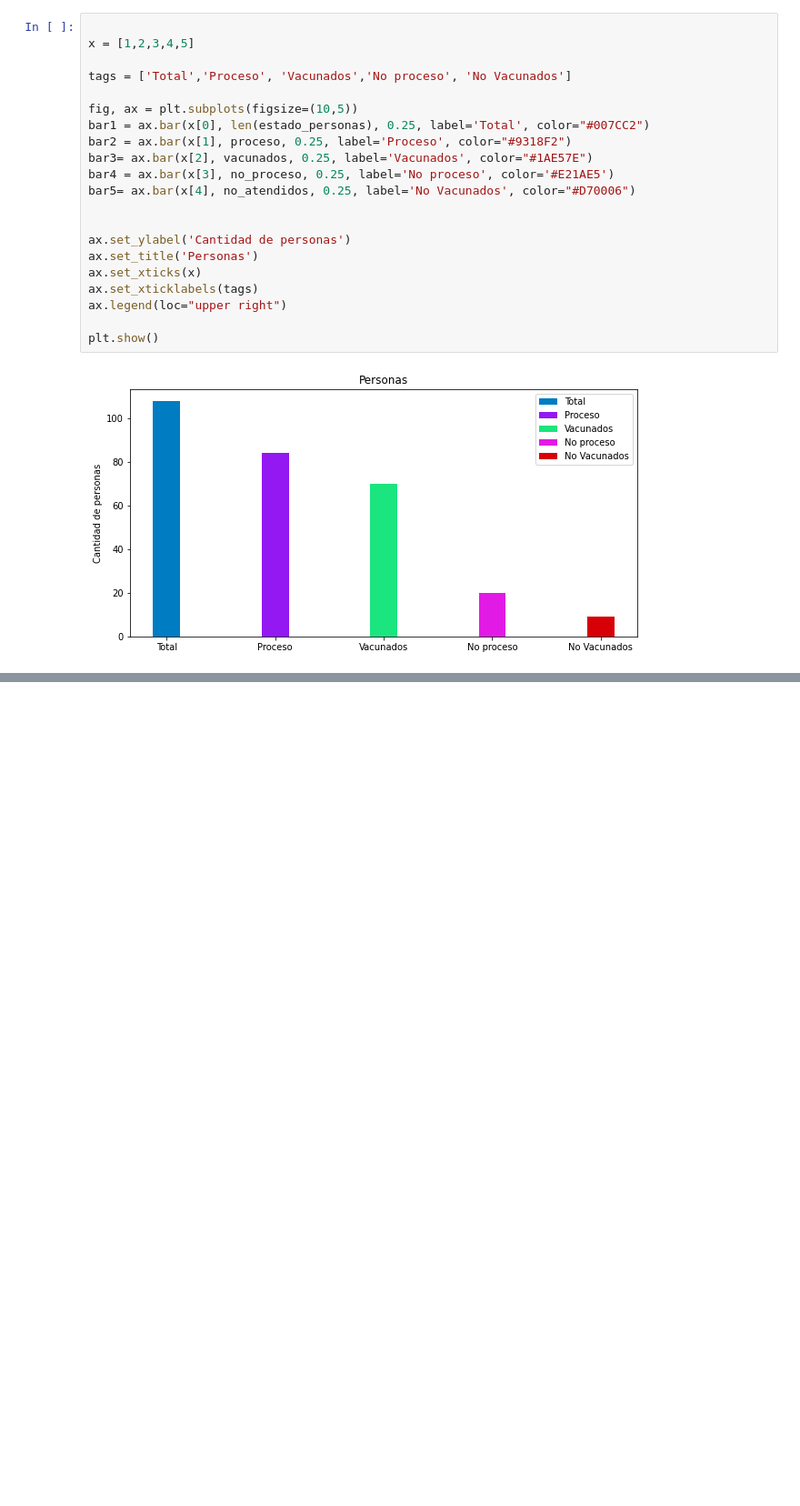
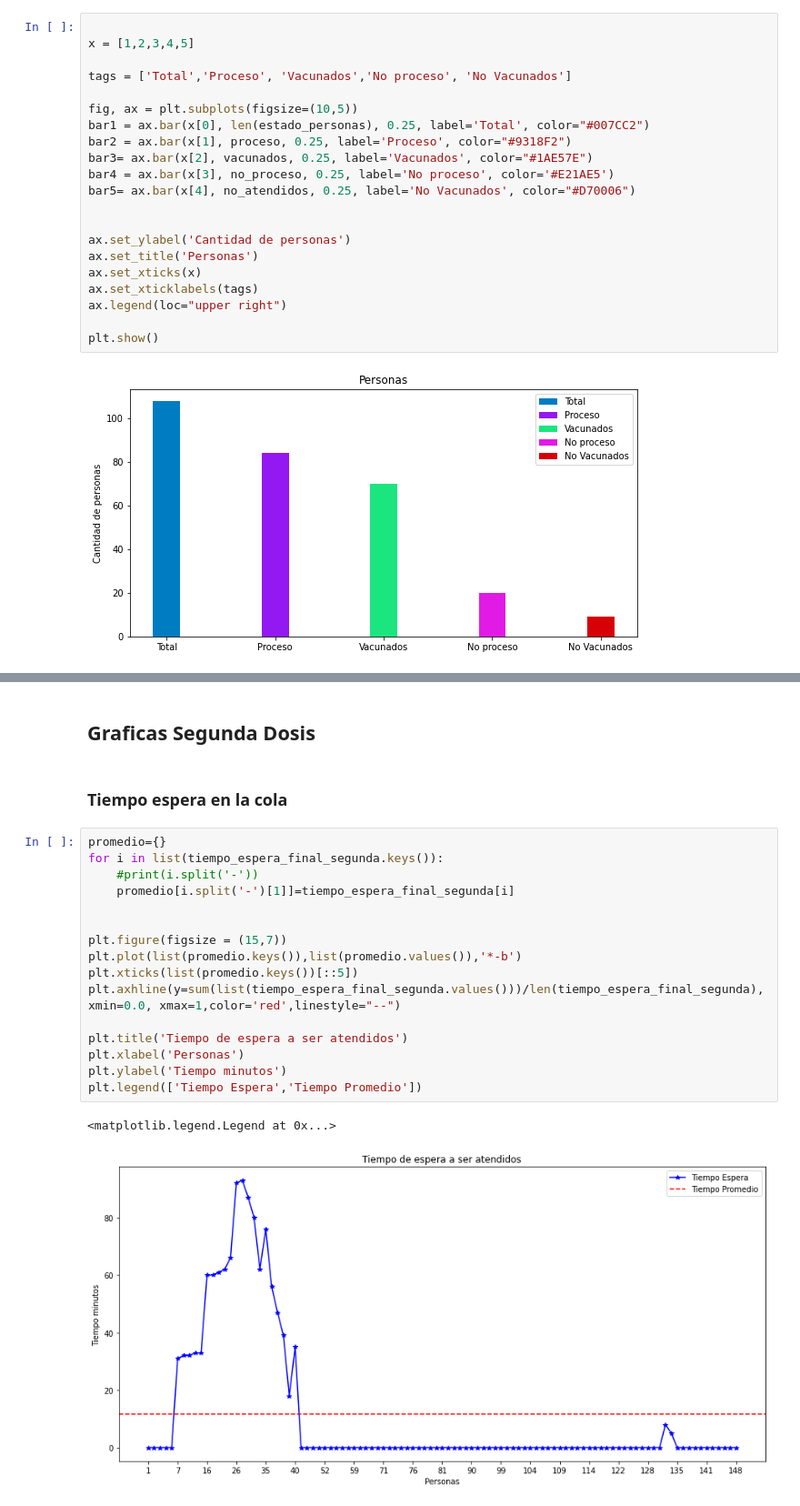
Before and after one commit to vazquezjav/Simulacion, a Jupyter notebook: Examenes/Examen-Interciclo/Simpy_Vacunas.ipynb, the cells around one changed output, grey strips where cells are left out. Shown: that part at 91% size. Saved outputs shown, nothing was run; the diff lists cells and outputs as text; blank space fills up the shorter version.

Commit message:
Simulacion segunda dosis examen

```diff
--- a/Examenes/Examen-Interciclo/Simpy_Vacunas.ipynb
+++ b/Examenes/Examen-Interciclo/Simpy_Vacunas.ipynb
@@ -281,0 +445,23 @@ plt.show()
+# %% [markdown]
+## Graficas Segunda Dosis
+# %% [markdown]
+### Tiempo espera en la cola
+# %%
+promedio={}
+for i in list(tiempo_espera_final_segunda.keys()):
+    #print(i.split('-'))
+    promedio[i.split('-')[1]]=tiempo_espera_final_segunda[i]
+
+
+plt.figure(figsize = (15,7))
+plt.plot(list(promedio.keys()),list(promedio.values()),'*-b')
+plt.xticks(list(promedio.keys())[::5])
+plt.axhline(y=sum(list(tiempo_espera_final_segunda.values()))/len(tiempo_espera_final_segunda), xmin=0.0, xmax=1,color='red',linestyle="--")
+
+plt.title('Tiempo de espera a ser atendidos')
+plt.xlabel('Personas')
+plt.ylabel('Tiempo minutos')
+plt.legend(['Tiempo Espera','Tiempo Promedio'])
+# %% [output]
+<matplotlib.legend.Legend at 0x...>
+[figure, added]
```
Also changed, not shown: parts of 15 cells of this notebook, 2 other files.
